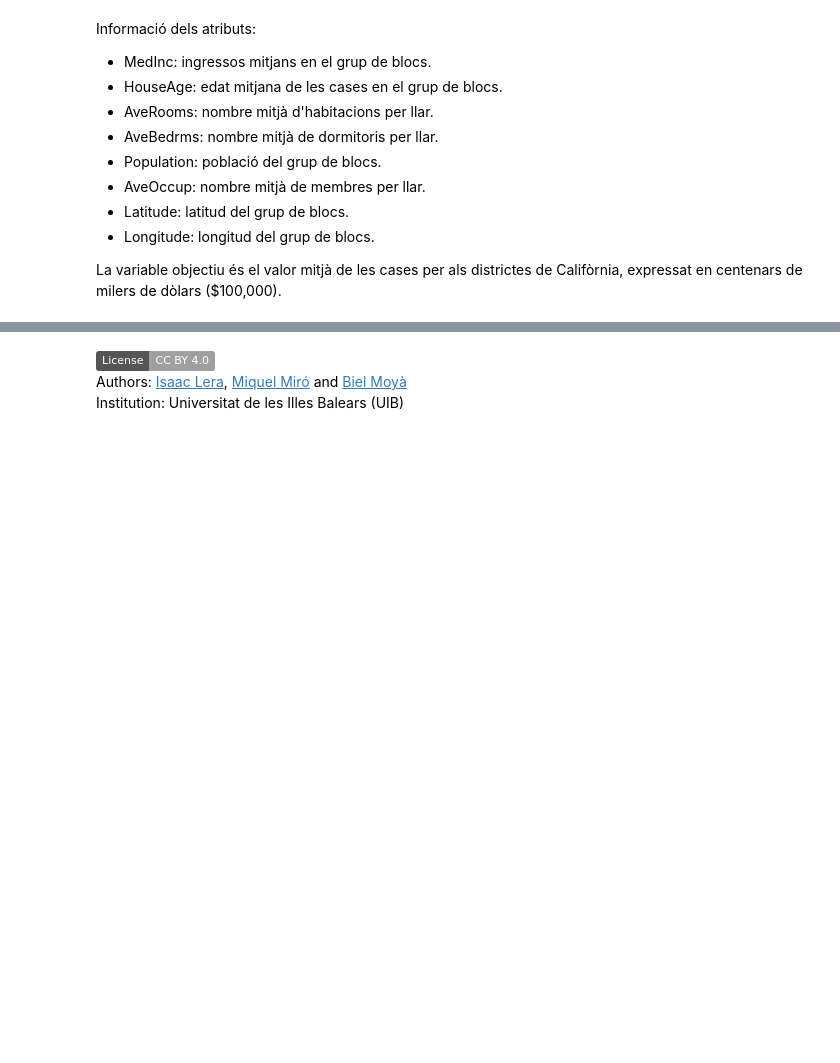
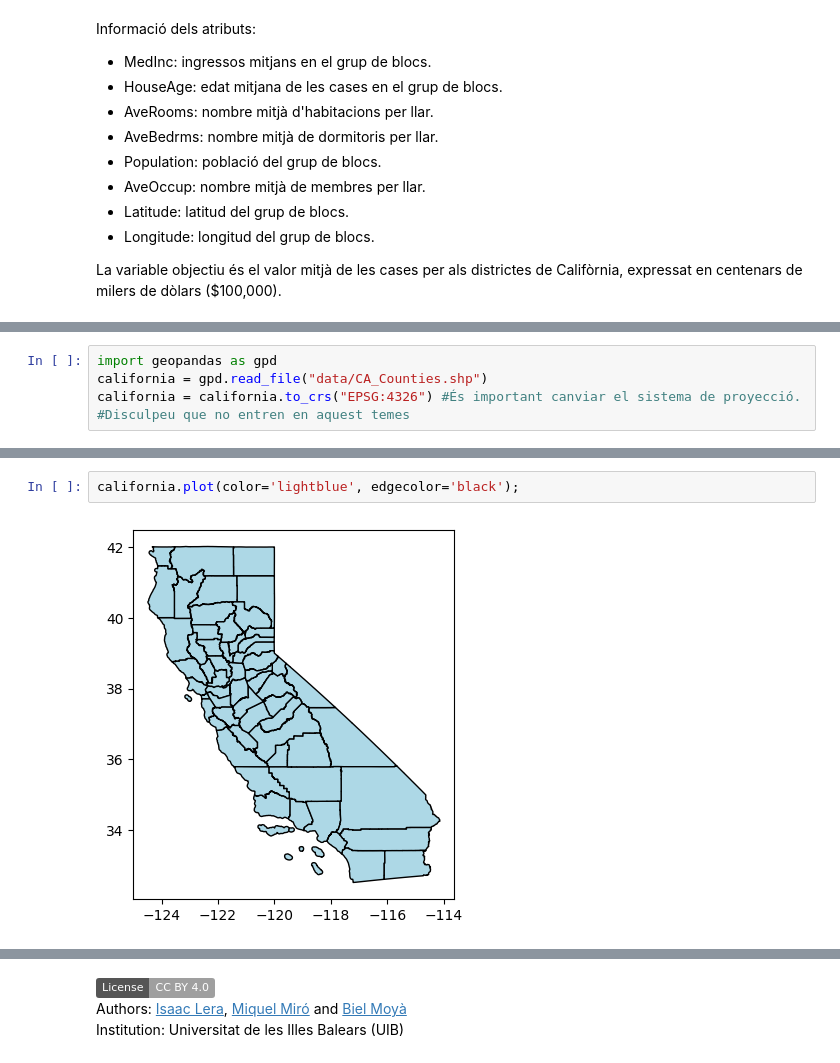
Before and after one commit to wisaaco/CURS_AdministracioAnaliticaAvan-adaDeDades, a Jupyter notebook: lessons/6_algoritmes_supervisats.ipynb, the cells around one changed output, grey strips where cells are left out. Drawn from its saved outputs; the diff is of its cells as text; badges without logos; blank space fills up the shorter version.

```diff
--- a/lessons/6_algoritmes_supervisats.ipynb
+++ b/lessons/6_algoritmes_supervisats.ipynb
@@ -704,0 +752,4 @@ La variable objectiu és el valor mitjà de les cases per als districtes de Cali
+# %%
+import geopandas as gpd
+california = gpd.read_file("data/CA_Counties.shp")
+california = california.to_crs("EPSG:4326") #És important canviar el sistema de proyecció. #Disculpeu que no entren en aquest temes
@@ -704,0 +767,4 @@ La variable objectiu és el valor mitjà de les cases per als districtes de Cali
+# %%
+california.plot(color='lightblue', edgecolor='black');
+# %% [output]
+[figure, added]
```
Also changed, not shown: parts of 35 cells of this notebook.
